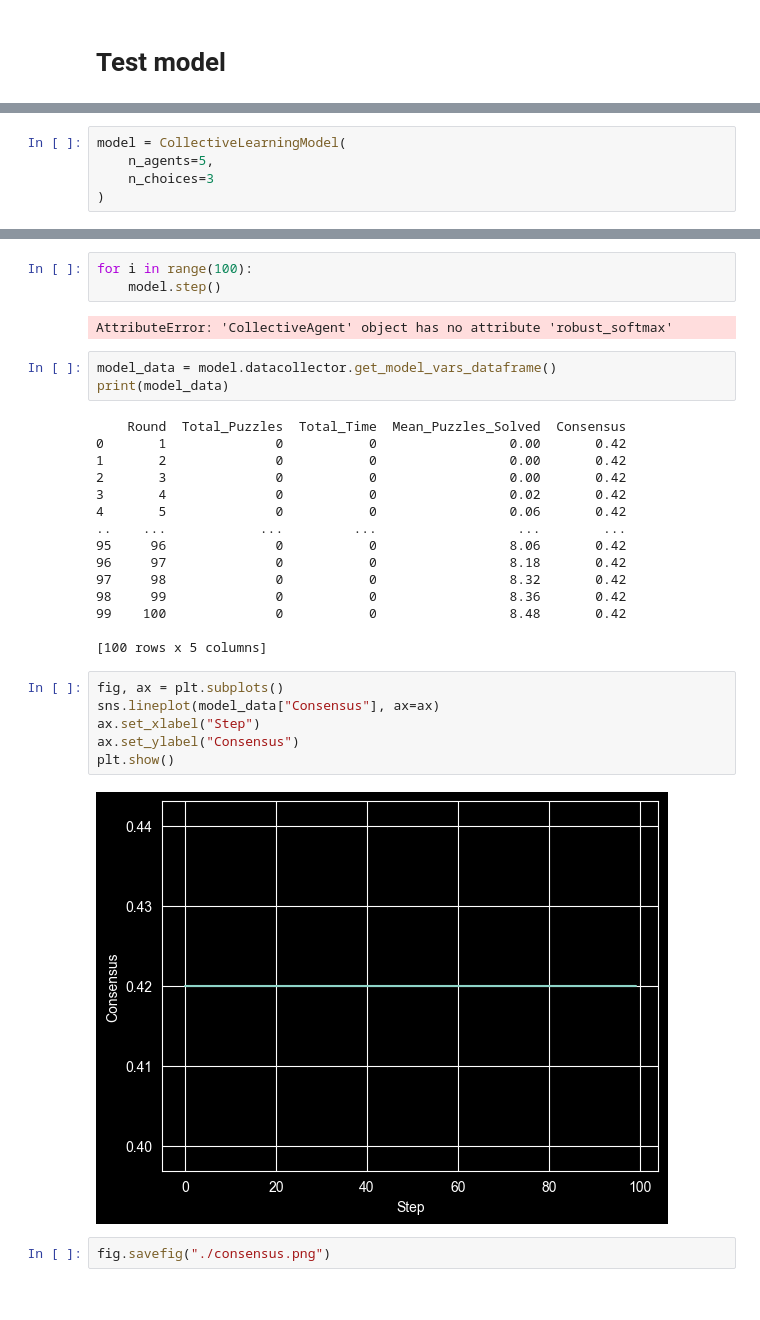
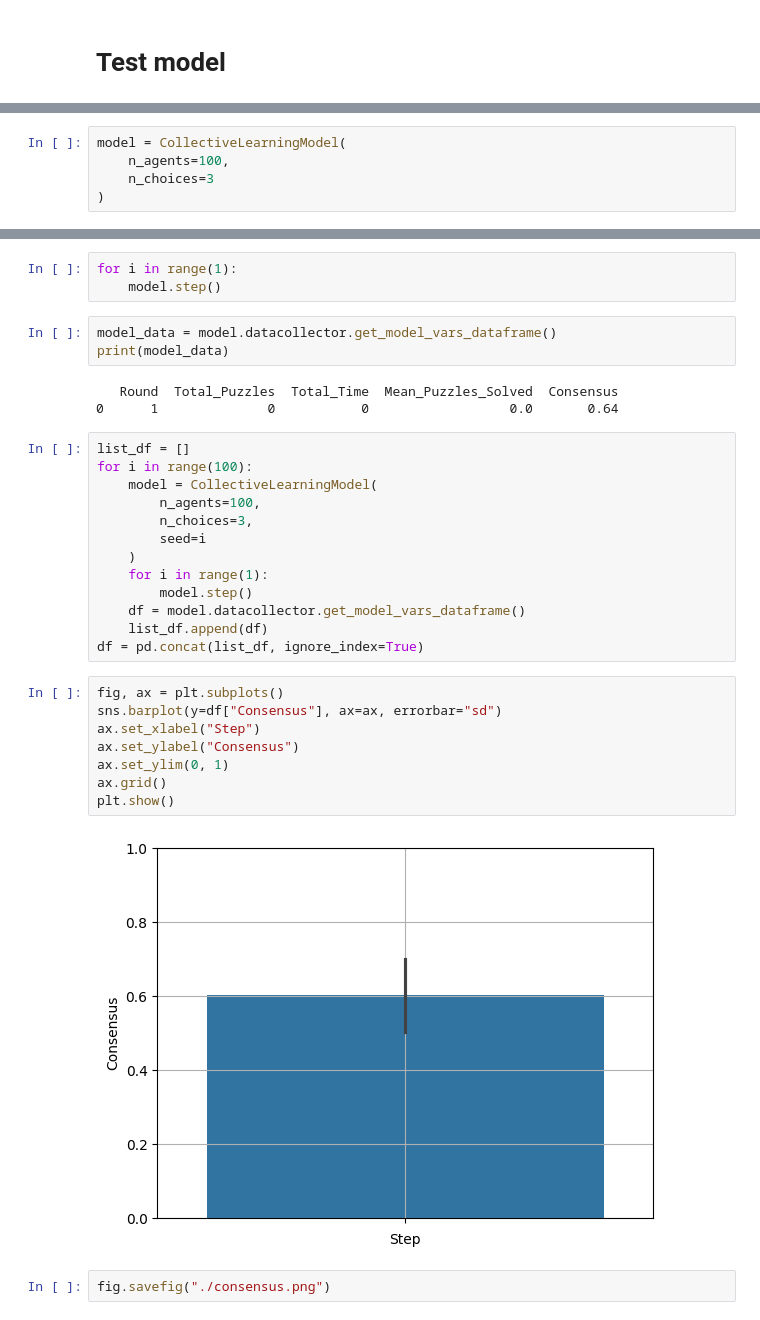
Before and after one commit to maxmalikov/Collective-Learning, a Jupyter notebook: Main/src/test_simulation.ipynb, the cells around one changed output, grey strips where cells are left out. Saved outputs shown, nothing was run; the diff lists cells and outputs as text.

```diff
--- a/Main/src/test_simulation.ipynb
+++ b/Main/src/test_simulation.ipynb
@@ -10,7 +11,7 @@ import matplotlib.pyplot as plt
 from models_cl import CollectiveLearningModel
 # %%
 model = CollectiveLearningModel(
-    n_agents=5,
+    n_agents=100,
     n_choices=3
 )
 # %%
@@ -26,34 +37,35 @@ AttributeError: 'CollectiveAgent' object has no attribute 'stubbornness'
 # %%
-for i in range(100):
+for i in range(1):
     model.step()
-# %% [output]
-AttributeError: 'CollectiveAgent' object has no attribute 'robust_softmax'
 # %%
 model_data = model.datacollector.get_model_vars_dataframe()
 print(model_data)
 # %% [output]
-    Round  Total_Puzzles  Total_Time  Mean_Puzzles_Solved  Consensus
-0       1              0           0                 0.00       0.42
-1       2              0           0                 0.00       0.42
-2       3              0           0                 0.00       0.42
-3       4              0           0                 0.02       0.42
-4       5              0           0                 0.06       0.42
-..    ...            ...         ...                  ...        ...
-95     96              0           0                 8.06       0.42
-96     97              0           0                 8.18       0.42
-97     98              0           0                 8.32       0.42
-98     99              0           0                 8.36       0.42
-99    100              0           0                 8.48       0.42
-
-[100 rows x 5 columns]
+   Round  Total_Puzzles  Total_Time  Mean_Puzzles_Solved  Consensus
+0      1              0           0                  0.0       0.64
+# %%
+list_df = []
+for i in range(100):
+    model = CollectiveLearningModel(
+        n_agents=100,
+        n_choices=3,
+        seed=i
+    )
+    for i in range(1):
+        model.step()
+    df = model.datacollector.get_model_vars_dataframe()
+    list_df.append(df)
+df = pd.concat(list_df, ignore_index=True)
 # %%
 fig, ax = plt.subplots()
-sns.lineplot(model_data["Consensus"], ax=ax)
+sns.barplot(y=df["Consensus"], ax=ax, errorbar="sd")
 ax.set_xlabel("Step")
 ax.set_ylabel("Consensus")
+ax.set_ylim(0, 1)
+ax.grid()
 plt.show()
 # %% [output]
-[figure, old version]
+[figure, new version]
 # %%
 fig.savefig("./consensus.png")
 # %%
```
Also changed, not shown: parts of 4 cells of this notebook, 2 other files.
